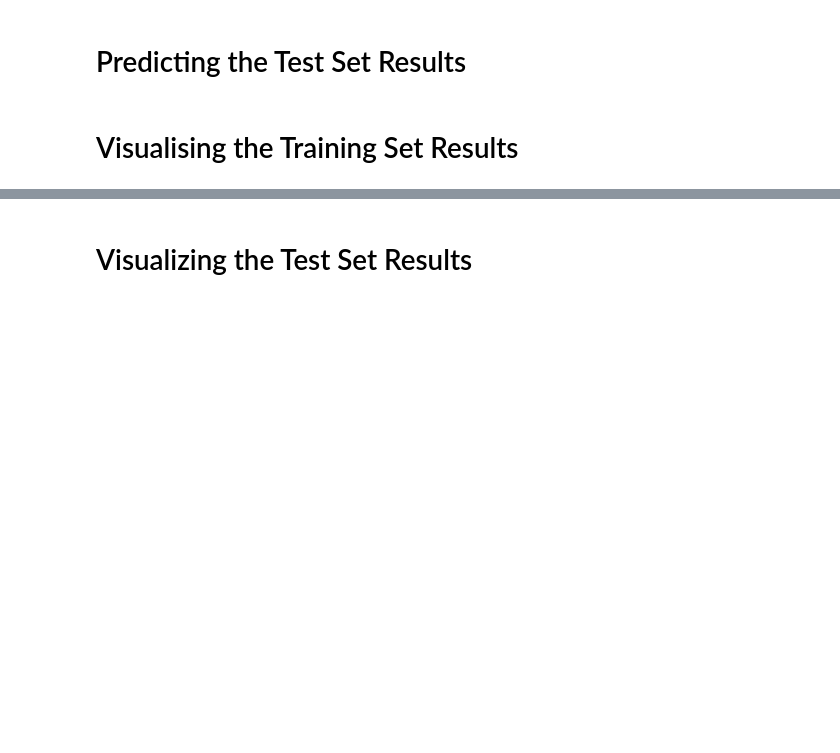
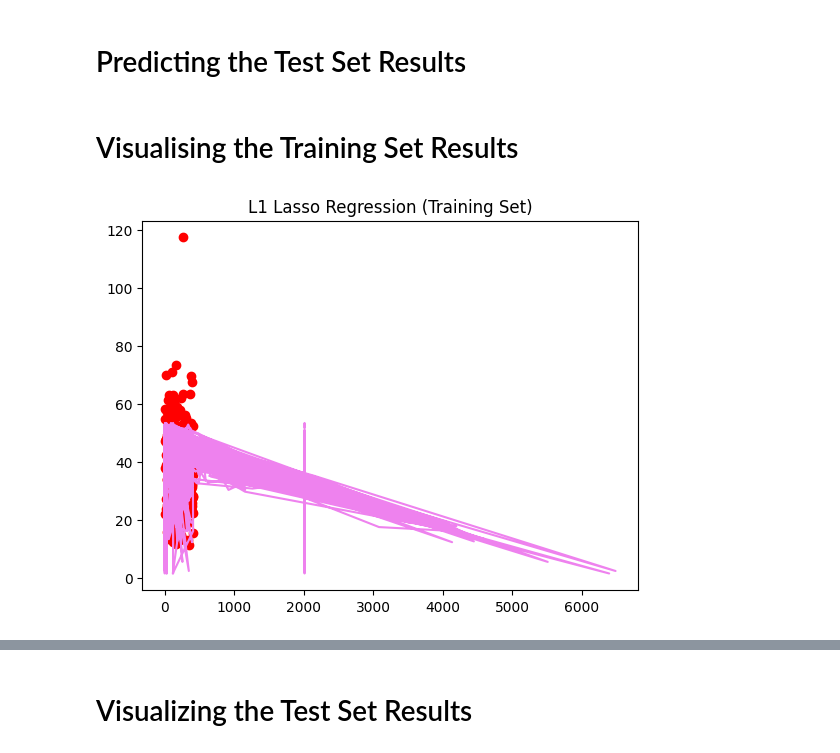
Before and after one commit to gavinlampton/CECS456-Group7_final-project, a Jupyter notebook: 3-Machine_Learning_Model.ipynb, the cells around one changed output, grey strips where cells are left out. Drawn from its saved outputs; the diff is of its cells as text; code cells hidden in the pictures; blank space fills up the shorter version.

```diff
--- a/3-Machine_Learning_Model.ipynb
+++ b/3-Machine_Learning_Model.ipynb
@@ -40,8 +44,10 @@ y2_pred = L2.predict(X_test)
 # %% [markdown]
 # Visualising the Training Set Results
 # %%
-plt.scatter(X_train, y_train, color = 'red')
+plt.scatter(X_train[:,0], y_train, color = 'red')
 plt.plot(X_train, L1.predict(X_train), color = 'violet')
 plt.title('L1 Lasso Regression (Training Set)')
 plt.show()
+# %% [output]
+[figure, added]
 # %%
```
Also changed, not shown: parts of 11 cells of this notebook.
